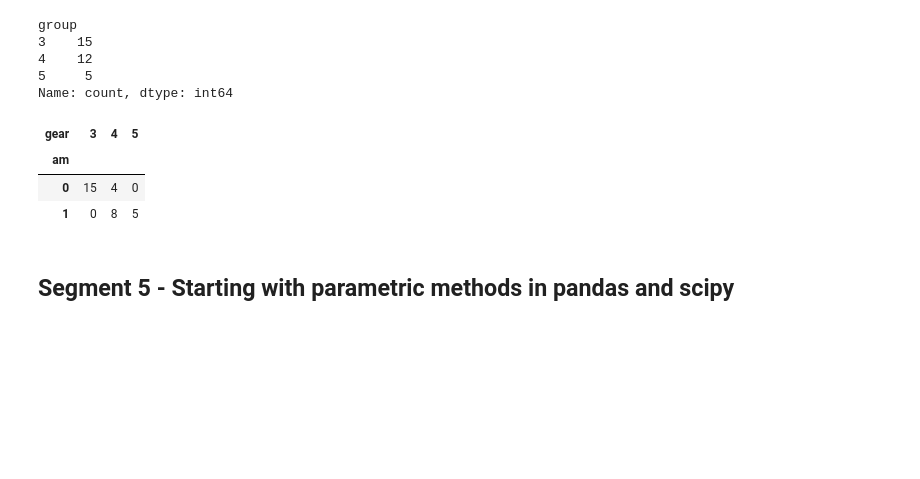
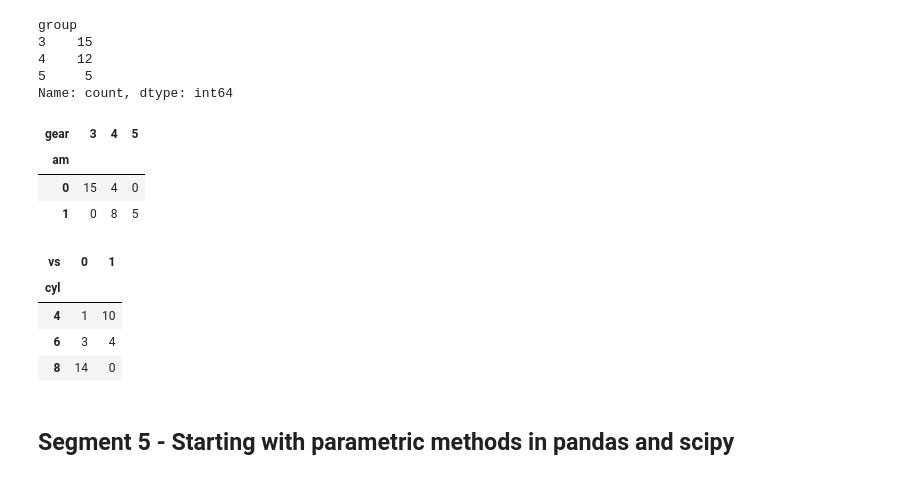
Before and after one commit to kaledinaoksana/DATA-ANALYST, a Jupyter notebook: 5_BasicMathStat.ipynb, the cells around one changed output. Cells and saved outputs as stored; diff of their text form; code cells hidden in the pictures; blank space fills up the shorter version.

```diff
--- a/5_BasicMathStat.ipynb
+++ b/5_BasicMathStat.ipynb
@@ -267,6 +286,15 @@ pd.crosstab(cars['am'], cars['gear'])
 | am |  |  |  |
 | 0 | 15 | 4 | 0 |
 | 1 | 0 | 8 | 5 |
+# %%
+### Describing categorical data with crosstabs
+pd.crosstab(cars['cyl'], cars['vs'])
+# %% [output]
+| vs | 0 | 1 |
+| cyl |  |  |
+| 4 | 1 | 10 |
+| 6 | 3 | 4 |
+| 8 | 14 | 0 |
 # %% [markdown]
 ## Segment 5 - Starting with parametric methods in pandas and scipy
 # %%
```
Also changed, not shown: parts of 7 cells of this notebook.
